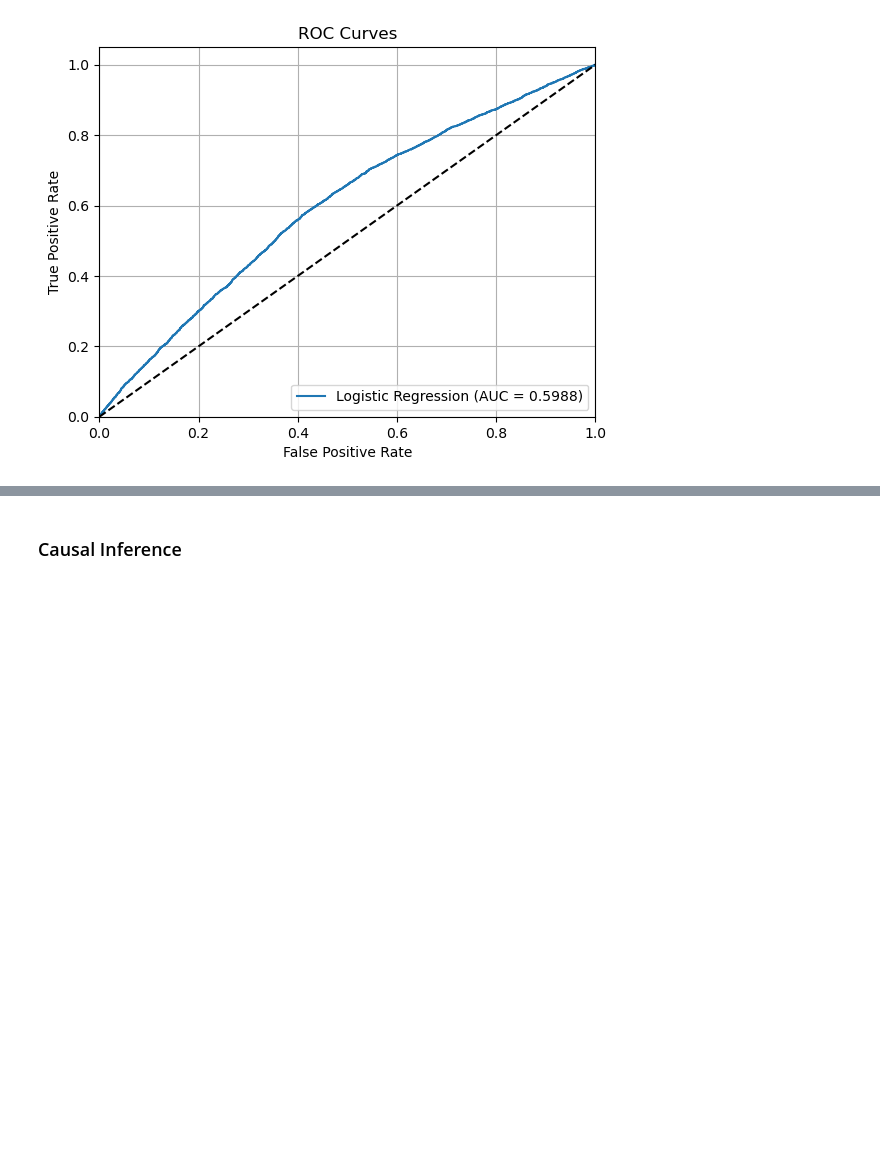
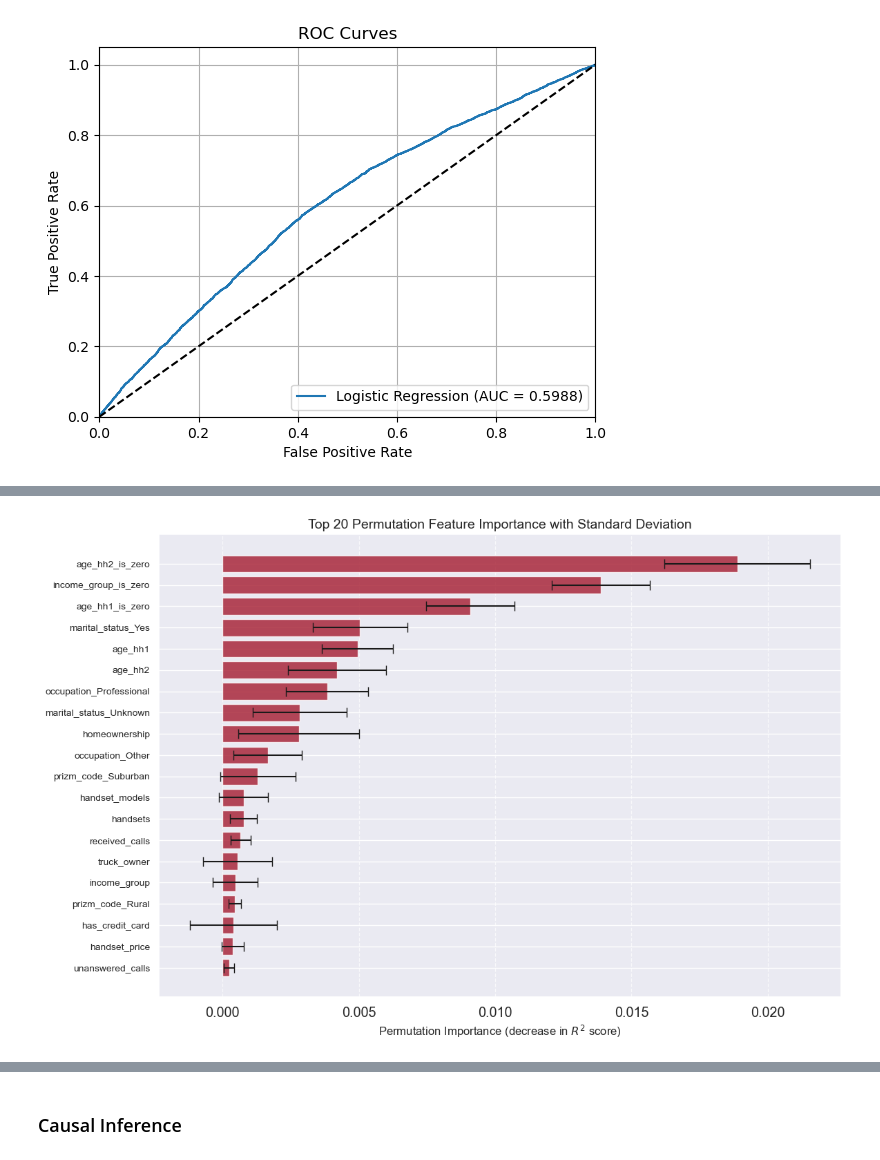
Before and after one commit to kayleeisokay/cs109a_final_project, a Jupyter notebook: MS4.ipynb, the cells around one changed output, grey strips where cells are left out. Saved outputs shown, nothing was run; the diff lists cells and outputs as text; code cells hidden in the pictures; blank space fills up the shorter version.

```diff
--- a/MS4.ipynb
+++ b/MS4.ipynb
@@ -715,0 +1090,19 @@ plt.show()
+# %%
+#Permutation importance list
+
+pd.set_option('display.max_rows', None)
+
+# Calculate permutation importance
+pi_results = permutation_importance(RF_tuned1, X_test, y_test, n_repeats=50, random_state=109)
+
+# Create a DataFrame to display results
+pi_data = {
+    'importance_mean': pi_results['importances_mean'],
+    'importance_std': pi_results['importances_std'],
+    'feature': X_test.columns
+}
+pi_df = pd.DataFrame(pi_data)
+
+# Sort by importance for plotting
+pi_df_sorted = pi_df.sort_values('importance_mean', ascending=False).reset_index(drop=True)
+pi_df_sorted.head(20)
@@ -715,0 +1127,21 @@ plt.show()
+# %%
+# Limit the chart to the top 20 features for better readability
+top_features = pi_df_sorted.head(20).sort_values('importance_mean', ascending=True)
+
+
+plt.figure(figsize=(12, 8))
+plt.barh(
+    range(len(top_features)),
+    top_features['importance_mean'],
+    xerr=top_features['importance_std'],
+    capsize=5, alpha=0.8, color='#A51C30'
+)
+
+plt.yticks(range(len(top_features)), top_features['feature'], fontsize=10)
+
+plt.xlabel('Permutation Importance (decrease in $R^2$ score)', fontsize=12)
+plt.title('Top 20 Permutation Feature Importance with Standard Deviation', fontsize=14)
+plt.grid(axis='x', linestyle='--', alpha=0.7)
+plt.tight_layout()
+# %% [output]
+[figure, added]
```
Also changed, not shown: parts of 44 cells of this notebook.
